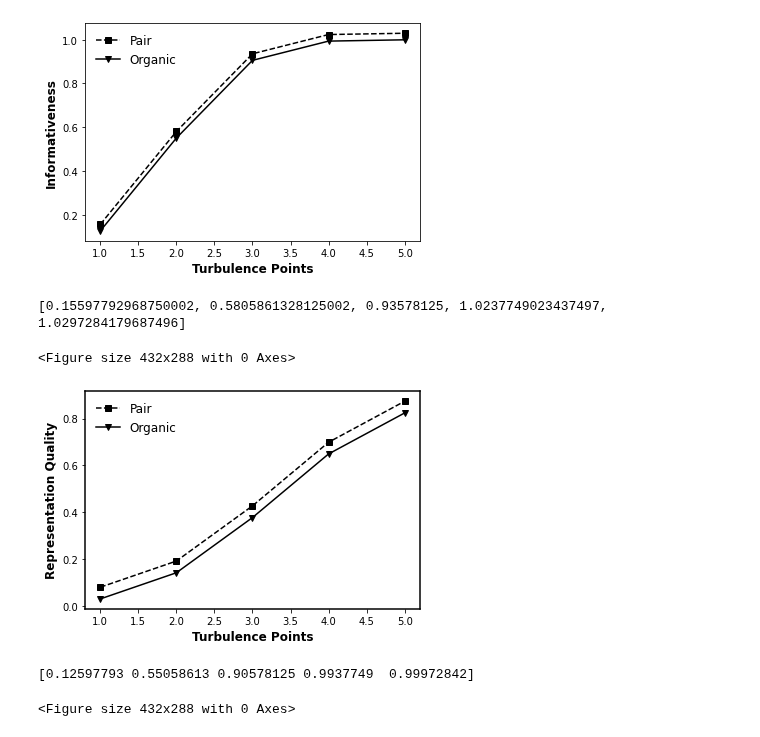
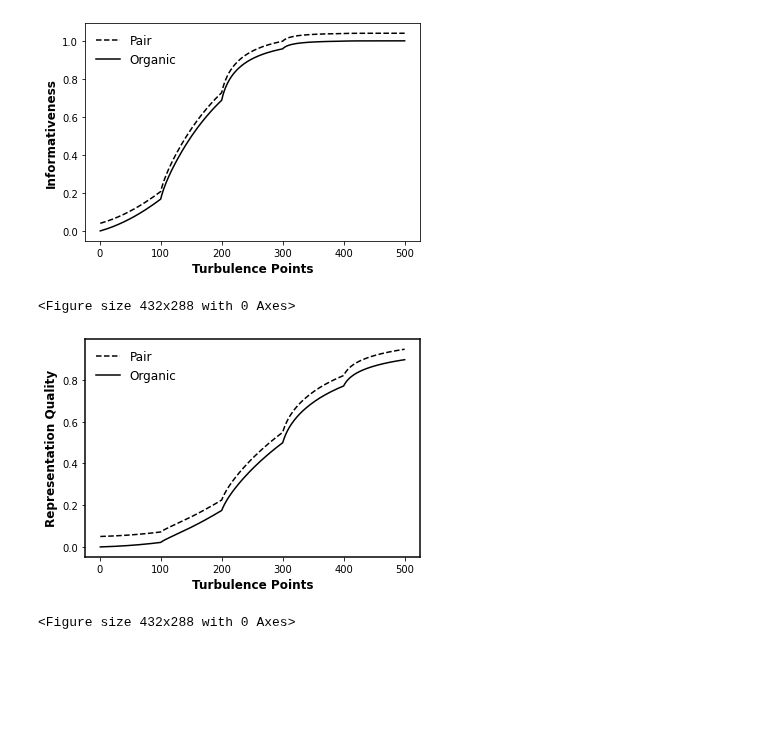
Before and after one commit to GrandJune/HAI, a Jupyter notebook: Turbulence/Results.ipynb, the cells around one changed output. Cells and saved outputs as stored; diff of their text form; code cells hidden in the pictures; blank space fills up the shorter version.

```diff
--- a/Turbulence/Results.ipynb
+++ b/Turbulence/Results.ipynb
@@ -3,7 +3,7 @@ import matplotlib.pyplot as plt
 import pickle
 import numpy as np
 legend_properties = {'weight':'bold'}
-data_folder = r"E:\data\hai-0520\Turbulence_2"
+data_folder = r"E:\data\hai-0520\Turbulence_3"
 
 organic_performance_file = data_folder + r"\organic_performance_across_turbulence"
 organic_knowledge_file = data_folder + r"\organic_knowledge_across_turbulence"
@@ -102,27 +119,26 @@ print(organic_steps_across_episodes)
 # %%
 # # Knowledge I
 # x = range(1, len(organic_steps_across_episodes) + 1)
 # fig, ax = plt.subplots()
 # ax.spines["left"].set_linewidth(1.5)
 # ax.spines["right"].set_linewidth(1.5)
 # ax.spines["top"].set_linewidth(1.5)
 # ax.spines["bottom"].set_linewidth(1.5)
 pair_knowledge_across_episodes = [each + 0.02 for each in pair_knowledge_across_episodes]
-plt.plot(x, pair_knowledge_across_episodes, "k--s", label="Pair")
-plt.plot(x, organic_knowledge_across_episodes, "k-v", label="Organic")
+plt.plot(x, pair_knowledge_across_episodes, "k--", label="Pair")
+plt.plot(x, organic_knowledge_across_episodes, "k-", label="Organic")
 plt.xlabel('Turbulence Points', fontweight='bold', fontsize=12)
 plt.ylabel('Informativeness', fontweight='bold', fontsize=12)
 # plt.xticks(x)
 # ax.set_ylim(0.50, 0.95)
 plt.legend(frameon=False, ncol=1, fontsize=12)
 plt.savefig(data_folder + r"\Knowledge_across_episodes.png", transparent=True, dpi=300)
 plt.show()
 plt.clf()
-print(pair_knowledge_across_episodes)
+# print(pair_knowledge_across_episodes)
 # %% [output]
-[figure, old version]
+[figure, new version]
-[0.15597792968750002, 0.5805861328125002, 0.93578125, 1.0237749023437497, 1.0297284179687496]
+<Figure size 432x288 with 0 Axes>
-<Figure size 432x288 with 0 Axes>
 # %%
 # Knowledge II
 x = range(1, len(organic_steps_across_episodes) + 1)
@@ -132,8 +148,8 @@ ax.spines["right"].set_linewidth(1.5)
 ax.spines["top"].set_linewidth(1.5)
 ax.spines["bottom"].set_linewidth(1.5)
 pair_knowledge_quality_across_episodes = [each + 0.05 for each in pair_knowledge_quality_across_episodes]
-plt.plot(x, pair_knowledge_quality_across_episodes, "k--s", label="Pair")
-plt.plot(x, organic_knowledge_quality_across_episodes, "k-v", label="Organic")
+plt.plot(x, pair_knowledge_quality_across_episodes, "k--", label="Pair")
+plt.plot(x, organic_knowledge_quality_across_episodes, "k-", label="Organic")
 plt.xlabel('Turbulence Points', fontweight='bold', fontsize=12)
 plt.ylabel('Representation Quality', fontweight='bold', fontsize=12)
 # plt.xticks(x)
@@ -142,8 +158,7 @@ plt.legend(frameon=False, ncol=1, fontsize=12)
 plt.savefig(data_folder + r"\Knowledge_quality_across_episodes.png", transparent=True, dpi=300)
 plt.show()
 plt.clf()
-print(pair_knowledge_across_episodes)
+# print(pair_knowledge_across_episodes)
 # %% [output]
-[figure, old version]
+[figure, new version]
-[0.12597793 0.55058613 0.90578125 0.9937749  0.99972842]
+<Figure size 432x288 with 0 Axes>
-<Figure size 432x288 with 0 Axes>
```
Also changed, not shown: parts of 3 cells of this notebook.
